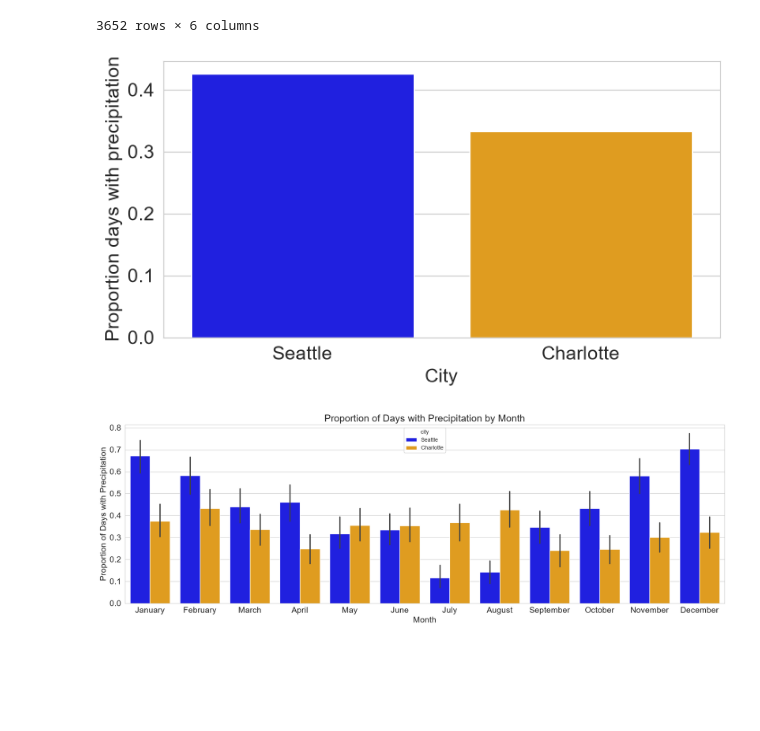
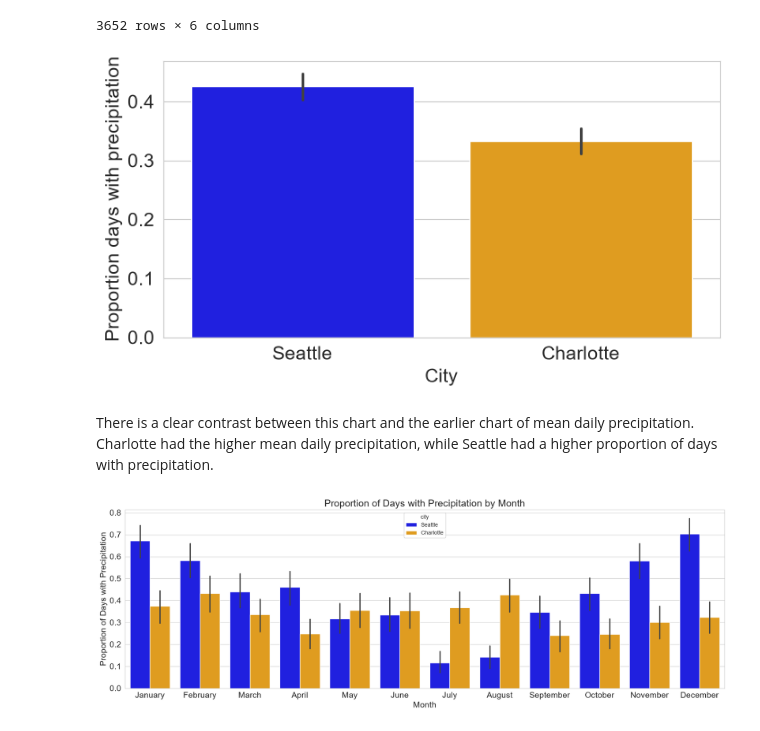
Before and after one commit to binay8/weather, a Jupyter notebook: code/Weather_Project_SEA_CHA.ipynb, the cells around one changed output. Saved outputs shown, nothing was run; the diff lists cells and outputs as text; code cells hidden in the pictures; blank space fills up the shorter version.

```diff
--- a/code/Weather_Project_SEA_CHA.ipynb
+++ b/code/Weather_Project_SEA_CHA.ipynb
@@ -610,16 +625,18 @@ df
 3652 rows × 6 columns
 # %%
 plt.figure(figsize=(8,4))
-sns.barplot(data=df, x='city', y='any_precipitation', errorbar = None, hue = 'city', palette = city_colors)
+sns.barplot(data=df, x='city', y='any_precipitation', hue = 'city', palette = city_colors)
 
 plt.xlabel('City', fontsize=15)
 plt.ylabel('Proportion days with precipitation', fontsize=15)
 
 plt.tick_params(labelsize=15)
 
 plt.show()
 # %% [output]
-[figure, old version]
+[figure, new version]
+# %% [markdown]
+There is a clear contrast between this chart and the earlier chart of mean daily precipitation. Charlotte had the higher mean daily precipitation, while Seattle had a higher proportion of days with precipitation.
 # %%
 plt.figure(figsize =(20,6))
 sns.barplot(data = df, x = 'month', y = 'any_precipitation',  hue = 'city', palette = city_colors)
```
Also changed, not shown: parts of 52 cells of this notebook, 2 other files.
